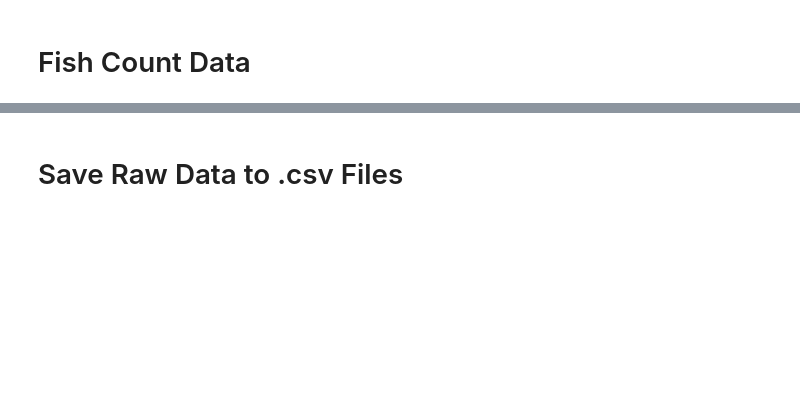
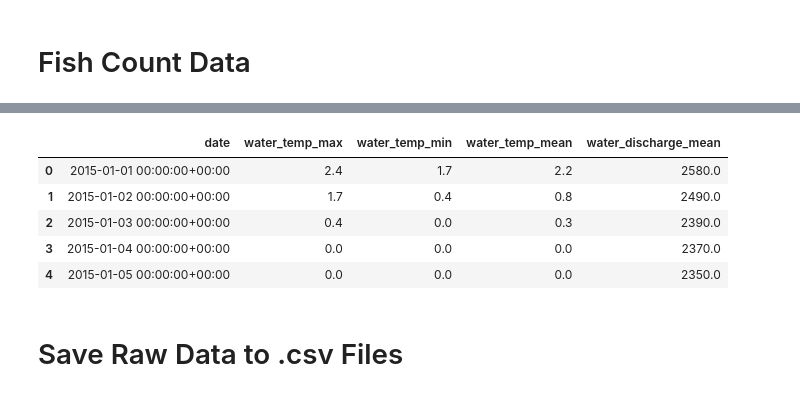
Before and after one commit to tyler-dardis/kenai-river-salmon-counts, a Jupyter notebook: notebooks/data_ingestion.ipynb, the cells around one changed output, grey strips where cells are left out. Drawn from its saved outputs; the diff is of its cells as text; code cells hidden in the pictures; blank space fills up the shorter version.

```diff
--- a/notebooks/data_ingestion.ipynb
+++ b/notebooks/data_ingestion.ipynb
@@ -65,0 +125,14 @@ fish_data.head()
+# %%
+# drop unneeded columns, reset index, and rename remaining columns
+water_temp_df = (
+    water_temp_df.drop(columns=['site_no','00010_Maximum_cd','00010_Minimum_cd','00010_Mean_cd'])
+    .reset_index()
+    .rename(columns={
+        'datetime': 'date',
+        '00010_Maximum': 'water_temp_max',
+        '00010_Minimum': 'water_temp_min',
+        '00010_Mean': 'water_temp_mean',
+    })
+)
+
+water_temp_df.head()
@@ -65,0 +148,4 @@ fish_data.head()
+# %%
+# fetch daily water temperature data
+water_discharge_df = fetch_water_data("00060") # 00060 = discharge (cubic feet per second)
+water_discharge_df.head()
@@ -65,0 +160,12 @@ fish_data.head()
+# %%
+# drop unneeded columns, reset index, and rename remaining columns
+water_discharge_df = (
+    water_discharge_df.drop(columns=['site_no','00060_Mean_cd'])
+    .reset_index()
+    .rename(columns={
+        'datetime': 'date',
+        '00060_Mean': 'water_discharge_mean',
+    })
+)
+
+water_discharge_df.head()
@@ -66,3 +179,14 @@ fish_data.head()
+# %%
+# join water dataframes
+water_df = pd.merge(water_temp_df, water_discharge_df, on='date', how='inner')
+water_df.head()
+# %% [output]
+|  | date | water_temp_max | water_temp_min | water_temp_mean | water_discharge_mean |
+| 0 | 2015-01-01 00:00:00+00:00 | 2.4 | 1.7 | 2.2 | 2580.0 |
+| 1 | 2015-01-02 00:00:00+00:00 | 1.7 | 0.4 | 0.8 | 2490.0 |
+| 2 | 2015-01-03 00:00:00+00:00 | 0.4 | 0.0 | 0.3 | 2390.0 |
+| 3 | 2015-01-04 00:00:00+00:00 | 0.0 | 0.0 | 0.0 | 2370.0 |
+| 4 | 2015-01-05 00:00:00+00:00 | 0.0 | 0.0 | 0.0 | 2350.0 |
 # %% [markdown]
 # Save Raw Data to .csv Files
 # %%
```
Also changed, not shown: parts of 15 cells of this notebook, 2 other files.
